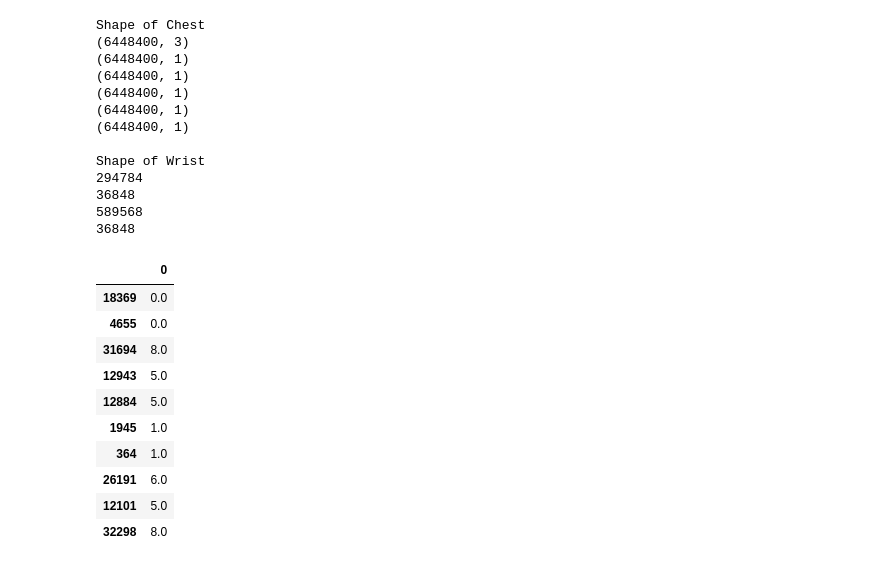
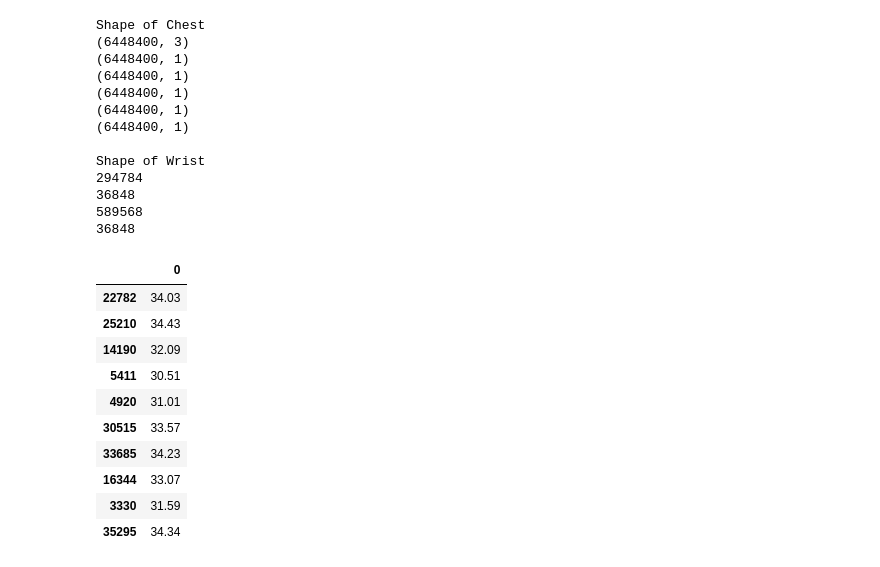
Before and after one commit to mrjohanvds/Python-Project-A5, a Jupyter notebook: project.ipynb, the cells around one changed output. Drawn from its saved outputs; the diff is of its cells as text; code cells hidden in the pictures.

```diff
--- a/project.ipynb
+++ b/project.ipynb
@@ -105,8 +105,7 @@ indexes = {
     '3': 'accWrist',
     '4': 'bvp',
     '5': 'eda',
-    '6': 'temp',
-    '7': 'activity'
+    '6': 'temp'
 }
 accChest = []
 for accElement in dfchest['ACC']:
@@ -142,22 +141,20 @@ temp = []
 for tempElement in dfwrist['TEMP']:
     temp.append(tempElement)
 cleanedData.append(temp)
-
-cleanedData.append(dfs[3])
 # %%
-pd.DataFrame(cleanedData[7]).sample(10)
+pd.DataFrame(cleanedData[6]).sample(10)
 # %% [output]
 |  | 0 |
-| 18369 | 0.0 |
-| 4655 | 0.0 |
-| 31694 | 8.0 |
-| 12943 | 5.0 |
-| 12884 | 5.0 |
-| 1945 | 1.0 |
-| 364 | 1.0 |
-| 26191 | 6.0 |
-| 12101 | 5.0 |
-| 32298 | 8.0 |
+| 22782 | 34.03 |
+| 25210 | 34.43 |
+| 14190 | 32.09 |
+| 5411 | 30.51 |
+| 4920 | 31.01 |
+| 30515 | 33.57 |
+| 33685 | 34.23 |
+| 16344 | 33.07 |
+| 3330 | 31.59 |
+| 35295 | 34.34 |
 # %%
 sampledDataFrames = []
 index = 0
```
Also changed, not shown: parts of 5 cells of this notebook, 1 other file.
